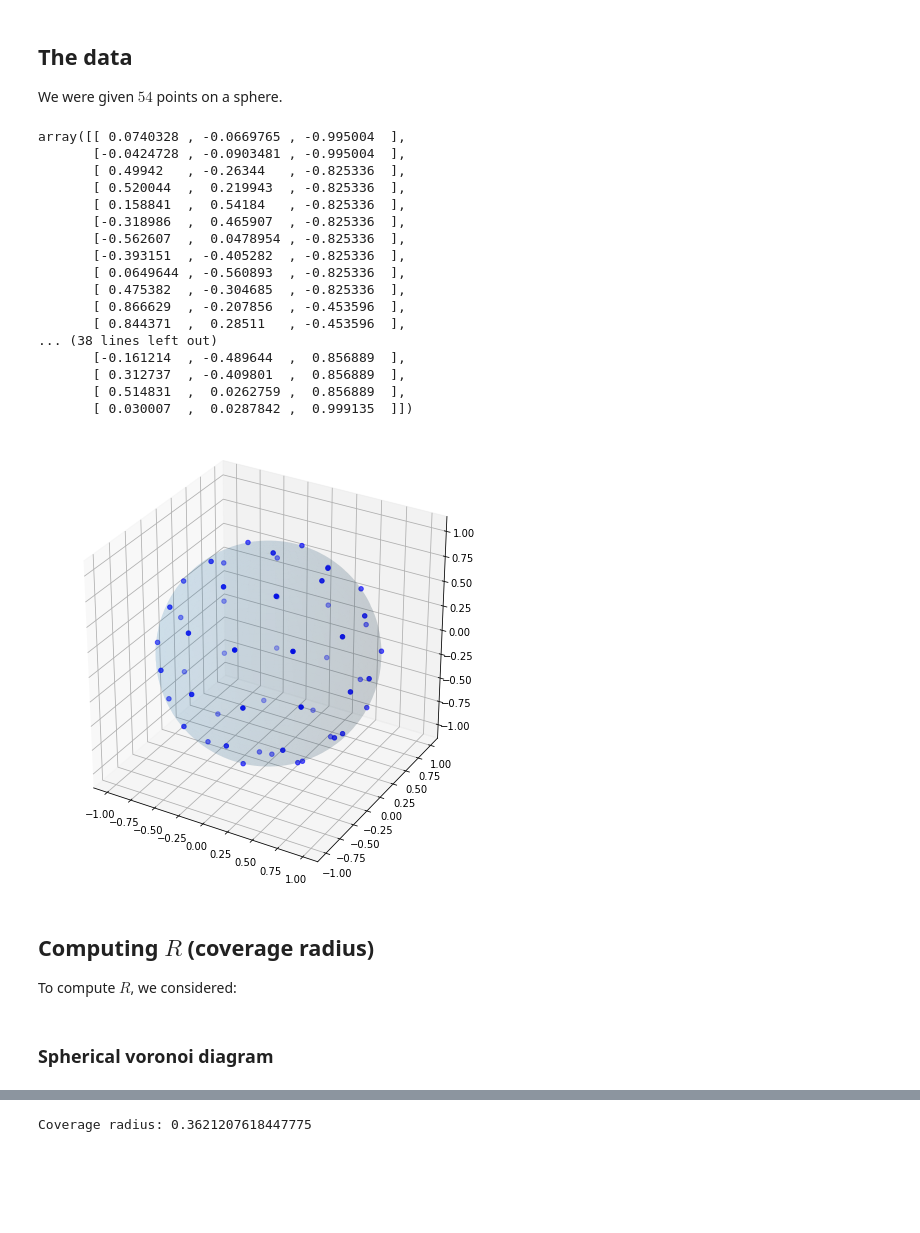
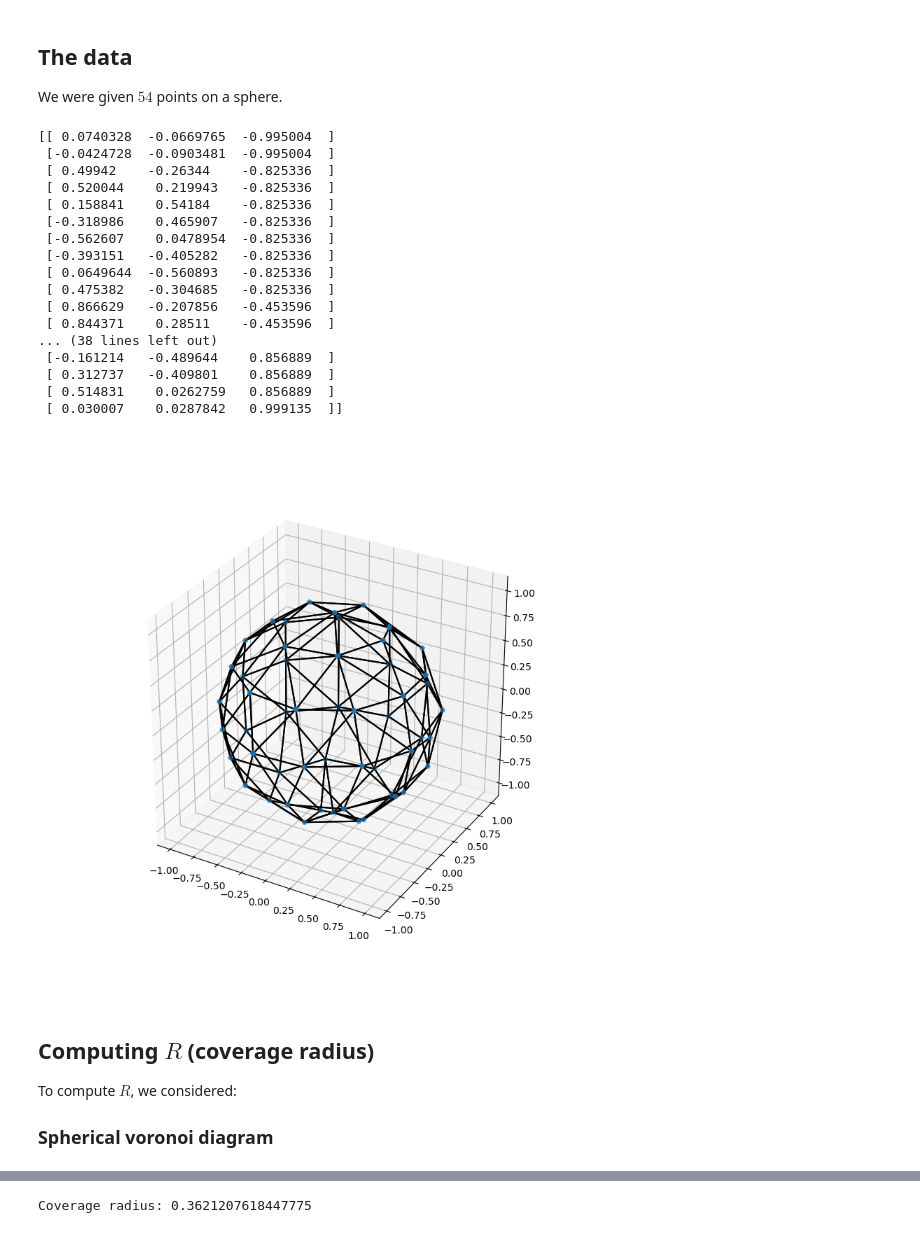
Before and after one commit to noahnovsak/tda-sensors, a Jupyter notebook: sensors.ipynb, the cells around one changed output, grey strips where cells are left out. Cells and saved outputs as stored; diff of their text form; code cells hidden in the pictures; blank space fills up the shorter version.

```diff
--- a/sensors.ipynb
+++ b/sensors.ipynb
@@ -37,46 +41,33 @@ We were given $54$ points on a sphere.
 with open('sensors.txt') as f:
     points = np.asarray([[float(p) for p in point.split(',')]
                          for point in f.read()[2:-3].split('},{')])
-pprint(points)
+print(points)
 # %% [output]
-array([[ 0.0740328 , -0.0669765 , -0.995004  ],
-       [-0.0424728 , -0.0903481 , -0.995004  ],
-       [ 0.49942   , -0.26344   , -0.825336  ],
-       [ 0.520044  ,  0.219943  , -0.825336  ],
-       [ 0.158841  ,  0.54184   , -0.825336  ],
-       [-0.318986  ,  0.465907  , -0.825336  ],
-       [-0.562607  ,  0.0478954 , -0.825336  ],
-       [-0.393151  , -0.405282  , -0.825336  ],
-       [ 0.0649644 , -0.560893  , -0.825336  ],
-       [ 0.475382  , -0.304685  , -0.825336  ],
-       [ 0.866629  , -0.207856  , -0.453596  ],
-       [ 0.844371  ,  0.28511   , -0.453596  ],
+[[ 0.0740328  -0.0669765  -0.995004  ]
+ [-0.0424728  -0.0903481  -0.995004  ]
+ [ 0.49942    -0.26344    -0.825336  ]
+ [ 0.520044    0.219943   -0.825336  ]
+ [ 0.158841    0.54184    -0.825336  ]
+ [-0.318986    0.465907   -0.825336  ]
+ [-0.562607    0.0478954  -0.825336  ]
+ [-0.393151   -0.405282   -0.825336  ]
+ [ 0.0649644  -0.560893   -0.825336  ]
+ [ 0.475382   -0.304685   -0.825336  ]
+ [ 0.866629   -0.207856   -0.453596  ]
+ [ 0.844371    0.28511    -0.453596  ]
 ... (38 lines left out)
-       [-0.161214  , -0.489644  ,  0.856889  ],
-       [ 0.312737  , -0.409801  ,  0.856889  ],
-       [ 0.514831  ,  0.0262759 ,  0.856889  ],
-       [ 0.030007  ,  0.0287842 ,  0.999135  ]])
+ [-0.161214   -0.489644    0.856889  ]
+ [ 0.312737   -0.409801    0.856889  ]
+ [ 0.514831    0.0262759   0.856889  ]
+ [ 0.030007    0.0287842   0.999135  ]]
 # %%
-fig = plt.figure(figsize=(8, 8))
-ax = fig.add_subplot(projection='3d')
-
-u = np.linspace(0, 2 * np.pi, 100)
-v = np.linspace(0, np.pi, 100)
-ax.plot_surface(np.outer(np.cos(u), np.sin(v)),
-                np.outer(np.sin(u), np.sin(v)),
-                np.outer(np.ones(np.size(u)), np.cos(v)),
-                alpha=.1)
-
-ax.scatter(points[:, 0], points[:, 1], points[:, 2], c='b', marker='o')
-
-plt.gca().set_aspect('equal')
-plt.show()
+plot_sensors(points, hull=True)
 # %% [output]
-[figure, old version]
+[figure, new version]
 # %% [markdown]
 ## Computing $R$ (coverage radius)
 
 To compute $R$, we considered:
+
+### Spherical voronoi diagram
-# %% [markdown]
-### Spherical voronoi diagram
 # %%
```
Also changed, not shown: parts of 30 cells of this notebook, 1 other file.
